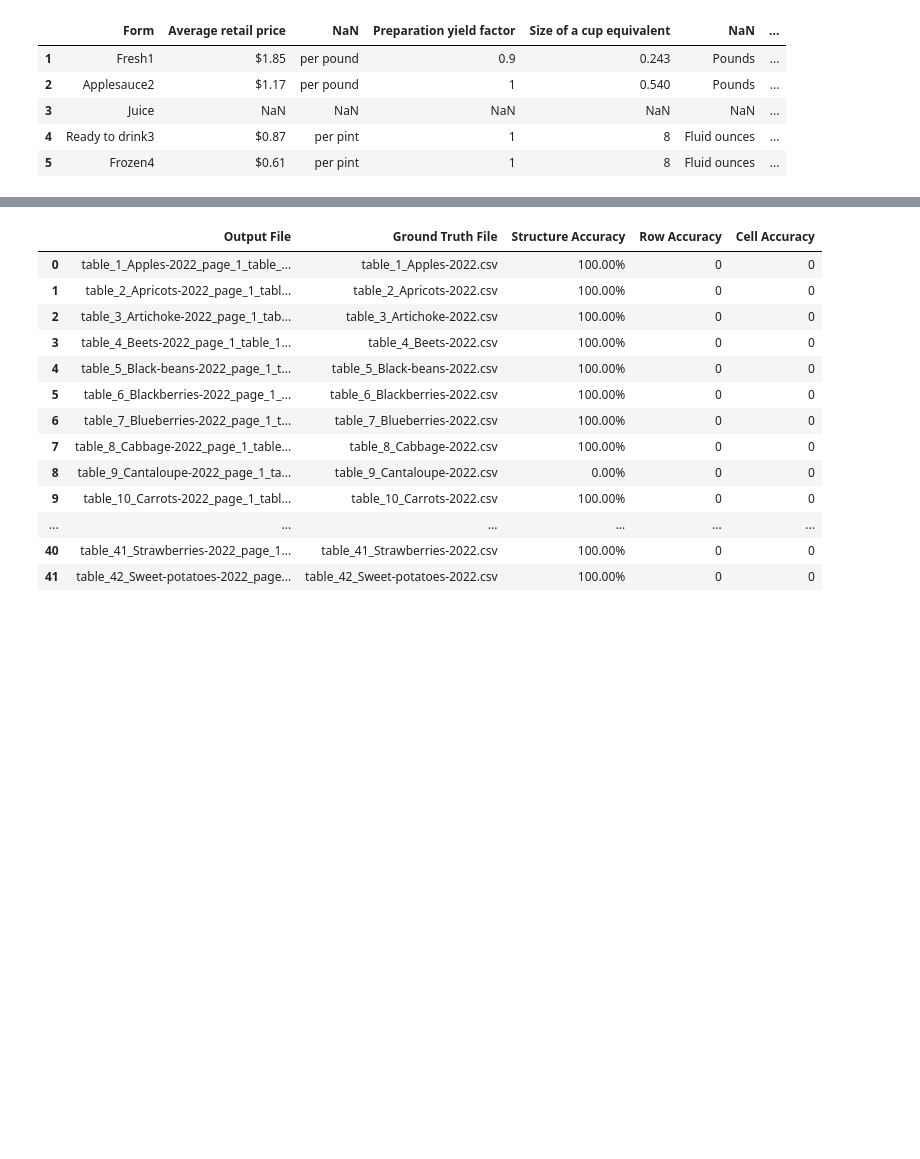
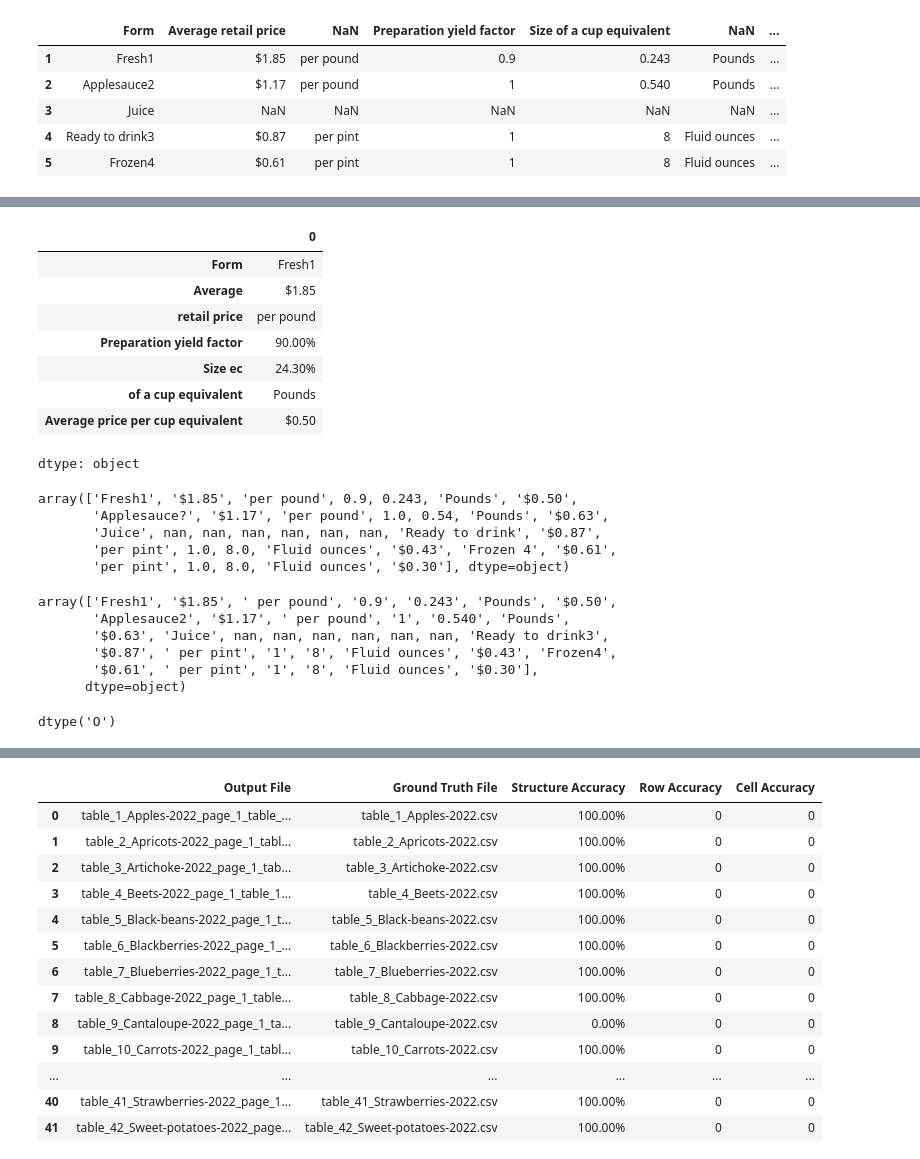
Before and after one commit to rendalamili/ml-for-table-extraction, a Jupyter notebook: Final_Metrics_Analysis.ipynb, the cells around one changed output, grey strips where cells are left out. Saved outputs shown, nothing was run; the diff lists cells and outputs as text; code cells hidden in the pictures; blank space fills up the shorter version.

```diff
--- a/Final_Metrics_Analysis.ipynb
+++ b/Final_Metrics_Analysis.ipynb
@@ -130,2 +138,31 @@ cell
+# %%
+df.iloc[0,0:]
+# %% [output]
+|  | 0 |
+| Form | Fresh1 |
+| Average | $1.85 |
+| retail price | per pound |
+| Preparation yield factor | 90.00% |
+| Size ec | 24.30% |
+| of a cup equivalent | Pounds |
+| Average price per cup equivalent | $0.50 |
+dtype: object
+# %%
+df.values.flatten()
+# %% [output]
+array(['Fresh1', '$1.85', 'per pound', 0.9, 0.243, 'Pounds', '$0.50',
+       'Applesauce?', '$1.17', 'per pound', 1.0, 0.54, 'Pounds', '$0.63',
+       'Juice', nan, nan, nan, nan, nan, nan, 'Ready to drink', '$0.87',
+       'per pint', 1.0, 8.0, 'Fluid ounces', '$0.43', 'Frozen 4', '$0.61',
+       'per pint', 1.0, 8.0, 'Fluid ounces', '$0.30'], dtype=object)
+# %%
+df2.values.flatten()
+# %% [output]
+array(['Fresh1', '$1.85', ' per pound', '0.9', '0.243', 'Pounds', '$0.50',
+       'Applesauce2', '$1.17', ' per pound', '1', '0.540', 'Pounds',
+       '$0.63', 'Juice', nan, nan, nan, nan, nan, nan, 'Ready to drink3',
+       '$0.87', ' per pint', '1', '8', 'Fluid ounces', '$0.43', 'Frozen4',
+       '$0.61', ' per pint', '1', '8', 'Fluid ounces', '$0.30'],
+      dtype=object)
 # %%
 def row_accuracy(output_df, ground_truth_df):
@@ -134,0 +181,4 @@ def row_accuracy(output_df, ground_truth_df):
+# %%
+df['Form'].dtype
+# %% [output]
+dtype('O')
```
Also changed, not shown: parts of 18 cells of this notebook.
